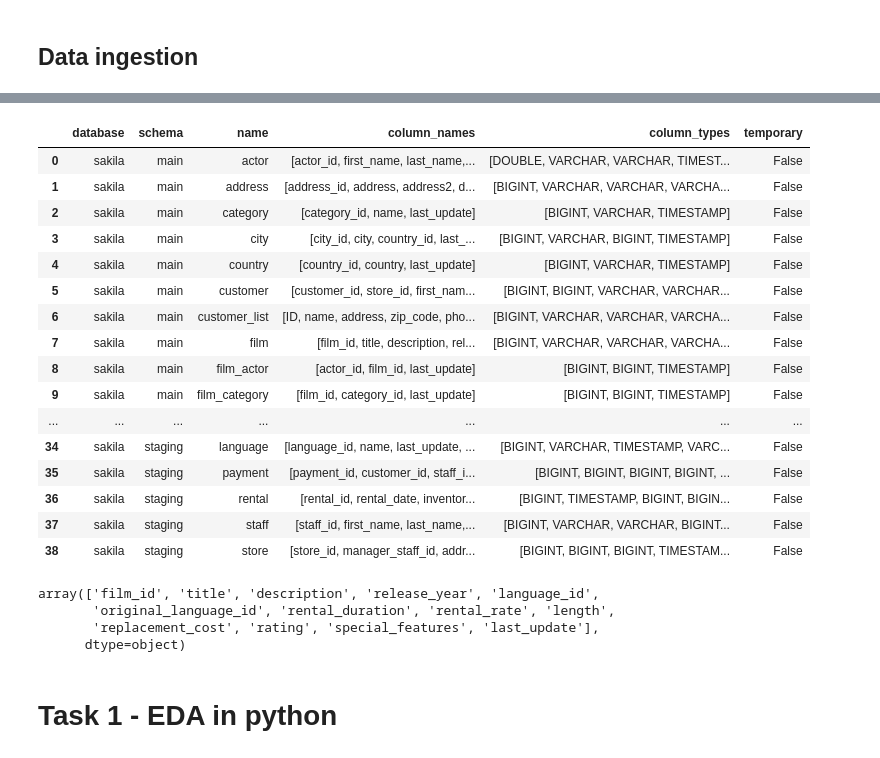
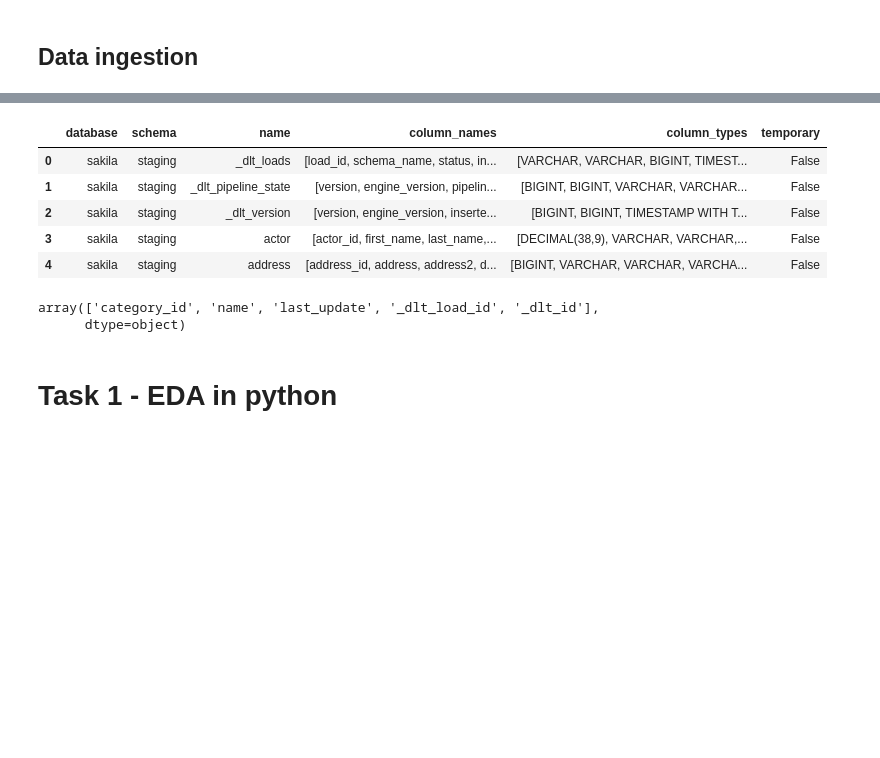
Before and after one commit to Josefin3647/sakila_lab_josefin_le, a Jupyter notebook: eda.ipynb, the cells around one changed output, grey strips where cells are left out. Saved outputs shown, nothing was run; the diff lists cells and outputs as text; code cells hidden in the pictures; blank space fills up the shorter version.

Commit message:
Added FROM staging. to the queries

```diff
--- a/eda.ipynb
+++ b/eda.ipynb
@@ -7,7 +7,7 @@ from matplotlib.ticker import FuncFormatter
 
 with duckdb.connect("data/sakila.duckdb") as conn:
     description = conn.sql("DESC;").df()
-    films = conn.sql("FROM film;").df()
+    films = conn.sql("FROM staging.film;").df()
 
 films.head(3)
 # %% [output]
@@ -16,31 +16,18 @@ films.head(3)
 | 1 | 2 | ACE GOLDFINGER | A Astounding Epistle of a Databas... | 2006 | 1 | <NA> | 3 | ... |
 | 2 | 3 | ADAPTATION HOLES | A Astounding Reflection of a Lumb... | 2006 | 1 | <NA> | 7 | ... |
 # %%
-description
+description.head()
 # %% [output]
 |  | database | schema | name | column_names | column_types | temporary |
-| 0 | sakila | main | actor | [actor_id, first_name, last_name,... | [DOUBLE, VARCHAR, VARCHAR, TIMEST... | False |
-| 1 | sakila | main | address | [address_id, address, address2, d... | [BIGINT, VARCHAR, VARCHAR, VARCHA... | False |
-| 2 | sakila | main | category | [category_id, name, last_update] | [BIGINT, VARCHAR, TIMESTAMP] | False |
-| 3 | sakila | main | city | [city_id, city, country_id, last_... | [BIGINT, VARCHAR, BIGINT, TIMESTAMP] | False |
-| 4 | sakila | main | country | [country_id, country, last_update] | [BIGINT, VARCHAR, TIMESTAMP] | False |
-| 5 | sakila | main | customer | [customer_id, store_id, first_nam... | [BIGINT, BIGINT, VARCHAR, VARCHAR... | False |
-| 6 | sakila | main | customer_list | [ID, name, address, zip_code, pho... | [BIGINT, VARCHAR, VARCHAR, VARCHA... | False |
-| 7 | sakila | main | film | [film_id, title, description, rel... | [BIGINT, VARCHAR, VARCHAR, VARCHA... | False |
-| 8 | sakila | main | film_actor | [actor_id, film_id, last_update] | [BIGINT, BIGINT, TIMESTAMP] | False |
-| 9 | sakila | main | film_category | [film_id, category_id, last_update] | [BIGINT, BIGINT, TIMESTAMP] | False |
-| ... | ... | ... | ... | ... | ... | ... |
-| 34 | sakila | staging | language | [language_id, name, last_update, ... | [BIGINT, VARCHAR, TIMESTAMP, VARC... | False |
-| 35 | sakila | staging | payment | [payment_id, customer_id, staff_i... | [BIGINT, BIGINT, BIGINT, BIGINT, ... | False |
-| 36 | sakila | staging | rental | [rental_id, rental_date, inventor... | [BIGINT, TIMESTAMP, BIGINT, BIGIN... | False |
-| 37 | sakila | staging | staff | [staff_id, first_name, last_name,... | [BIGINT, VARCHAR, VARCHAR, BIGINT... | False |
-| 38 | sakila | staging | store | [store_id, manager_staff_id, addr... | [BIGINT, BIGINT, BIGINT, TIMESTAM... | False |
+| 0 | sakila | staging | _dlt_loads | [load_id, schema_name, status, in... | [VARCHAR, VARCHAR, BIGINT, TIMEST... | False |
+| 1 | sakila | staging | _dlt_pipeline_state | [version, engine_version, pipelin... | [BIGINT, BIGINT, VARCHAR, VARCHAR... | False |
+| 2 | sakila | staging | _dlt_version | [version, engine_version, inserte... | [BIGINT, BIGINT, TIMESTAMP WITH T... | False |
+| 3 | sakila | staging | actor | [actor_id, first_name, last_name,... | [DECIMAL(38,9), VARCHAR, VARCHAR,... | False |
+| 4 | sakila | staging | address | [address_id, address, address2, d... | [BIGINT, VARCHAR, VARCHAR, VARCHA... | False |
 # %%
-description["column_names"][7]
+description["column_names"][5]
 # %% [output]
-array(['film_id', 'title', 'description', 'release_year', 'language_id',
-       'original_language_id', 'rental_duration', 'rental_rate', 'length',
-       'replacement_cost', 'rating', 'special_features', 'last_update'],
+array(['category_id', 'name', 'last_update', '_dlt_load_id', '_dlt_id'],
       dtype=object)
 # %% [markdown]
 # Task 1 - EDA in python
```
Also changed, not shown: parts of 13 cells of this notebook, 2 other files.
